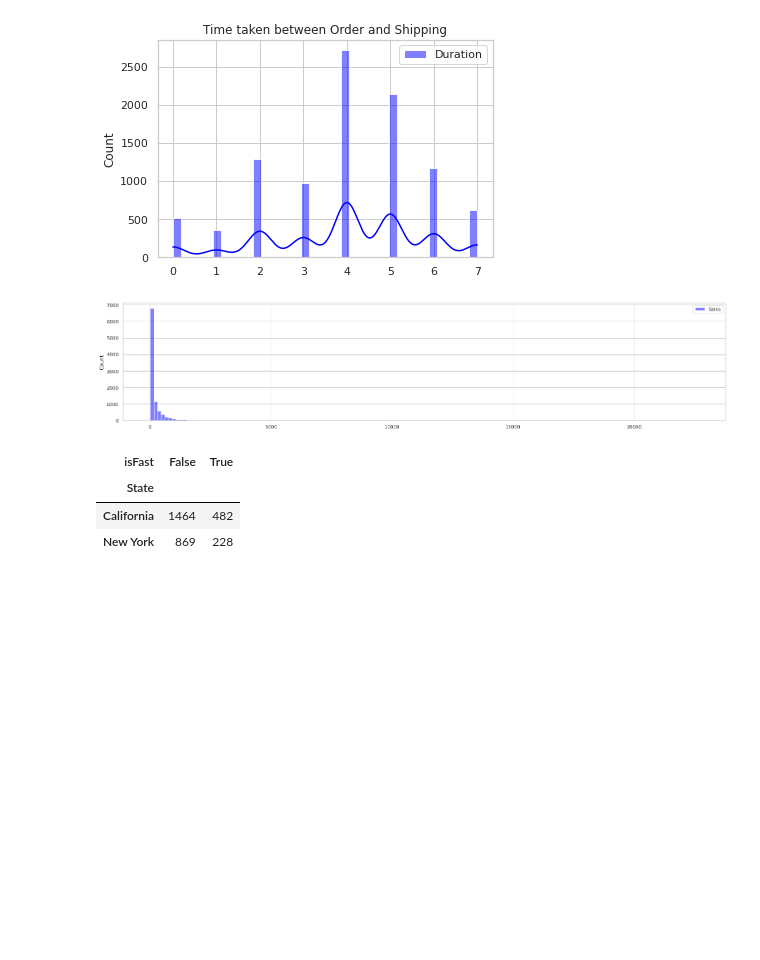
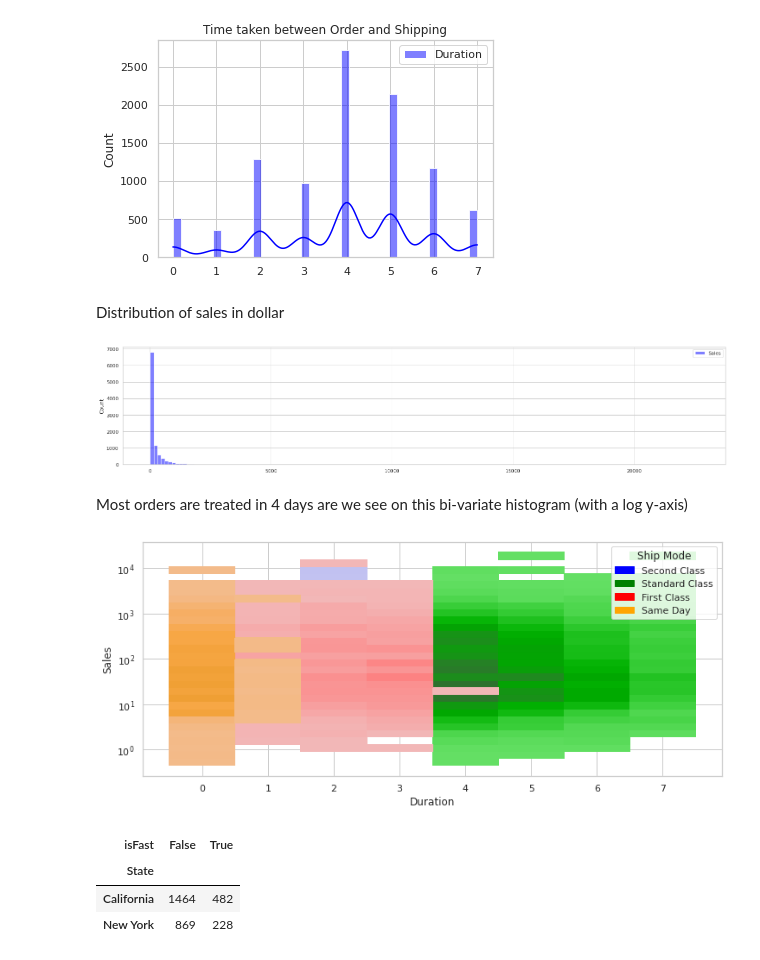
Before and after one commit to yannick42/notebooks, a Jupyter notebook: _notebooks/2022-04-22-Superstore_Sales_Dataset_(EDA).ipynb, the cells around one changed output. Saved outputs shown, nothing was run; the diff lists cells and outputs as text; code cells hidden in the pictures; blank space fills up the shorter version.

```diff
--- a/_notebooks/2022-04-22-Superstore_Sales_Dataset_(EDA).ipynb
+++ b/_notebooks/2022-04-22-Superstore_Sales_Dataset_(EDA).ipynb
@@ -751,12 +742,28 @@ ax = sns.histplot(df[['Duration']], kde=True) # divided in 100 parts (=bins)
 ax.set_title('Time taken between Order and Shipping (in days)');
 # %% [output]
 [figure]
+# %% [markdown]
+Distribution of sales in dollar
 # %%
 plt.figure(figsize=(25,5))
 sns.histplot(df[['Sales']], bins=150) # divided in 100 parts (=bins)
 ax.set_title('Number of sales');
 # %% [output]
 [figure]
+# %% [markdown]
+Most orders are treated in 4 days are we see on this bi-variate histogram (with a log y-axis)
+# %%
+# wider plot
+plt.figure(figsize=(12,5))
+
+#df.reset_index(inplace=True) # to prevent "cannot reindex from a duplicate axis" error ???
+sns.histplot(
+    df, x="Duration", y="Sales", hue='Ship Mode',
+    bins=30, discrete=(True, False), log_scale=(False, True),
+    #cbar=True, cbar_kws=dict(shrink=.75),
+);
+# %% [output]
+[figure, added]
 # %%
 c1 = df['State'].where((df['State'] == 'California') | (df['State'] == 'New York'))
 c2 = df.Duration.isin([0, 1, 2]) # Fast ?
```
Also changed, not shown: parts of 4 cells of this notebook.
